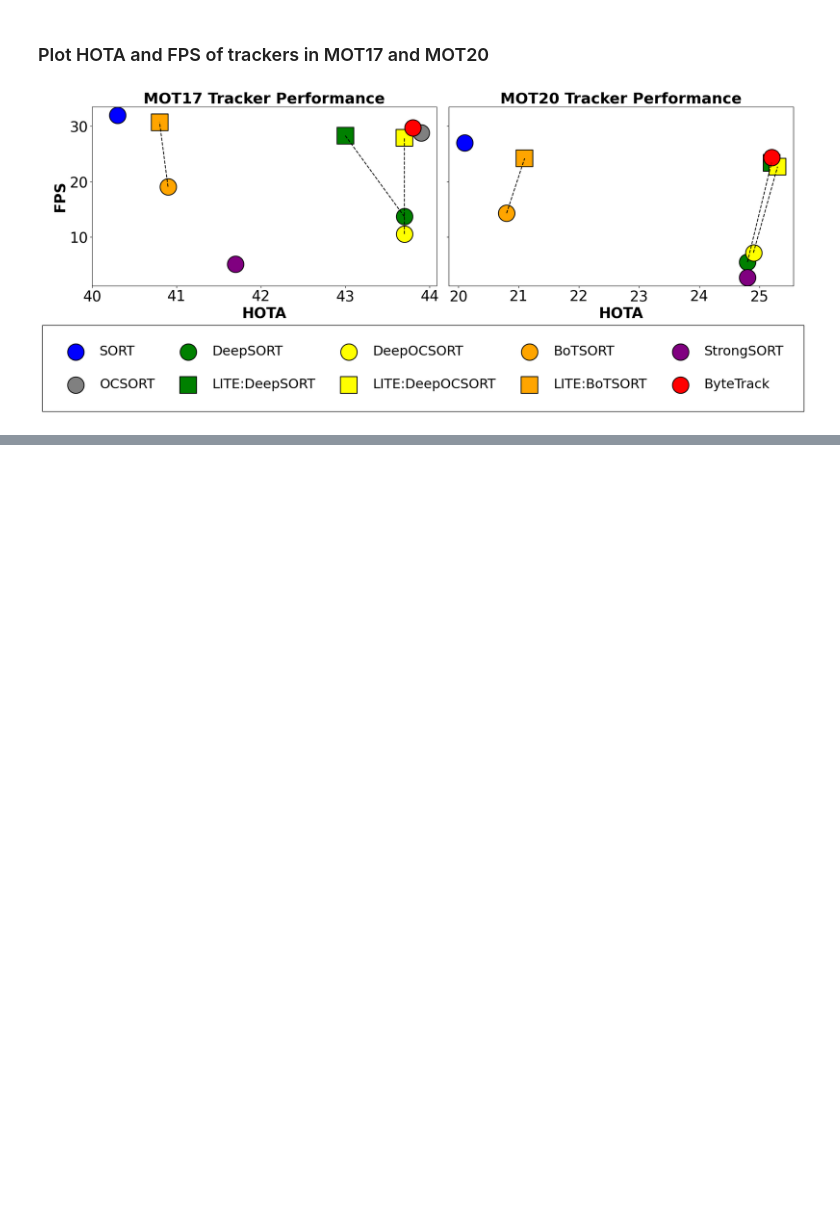
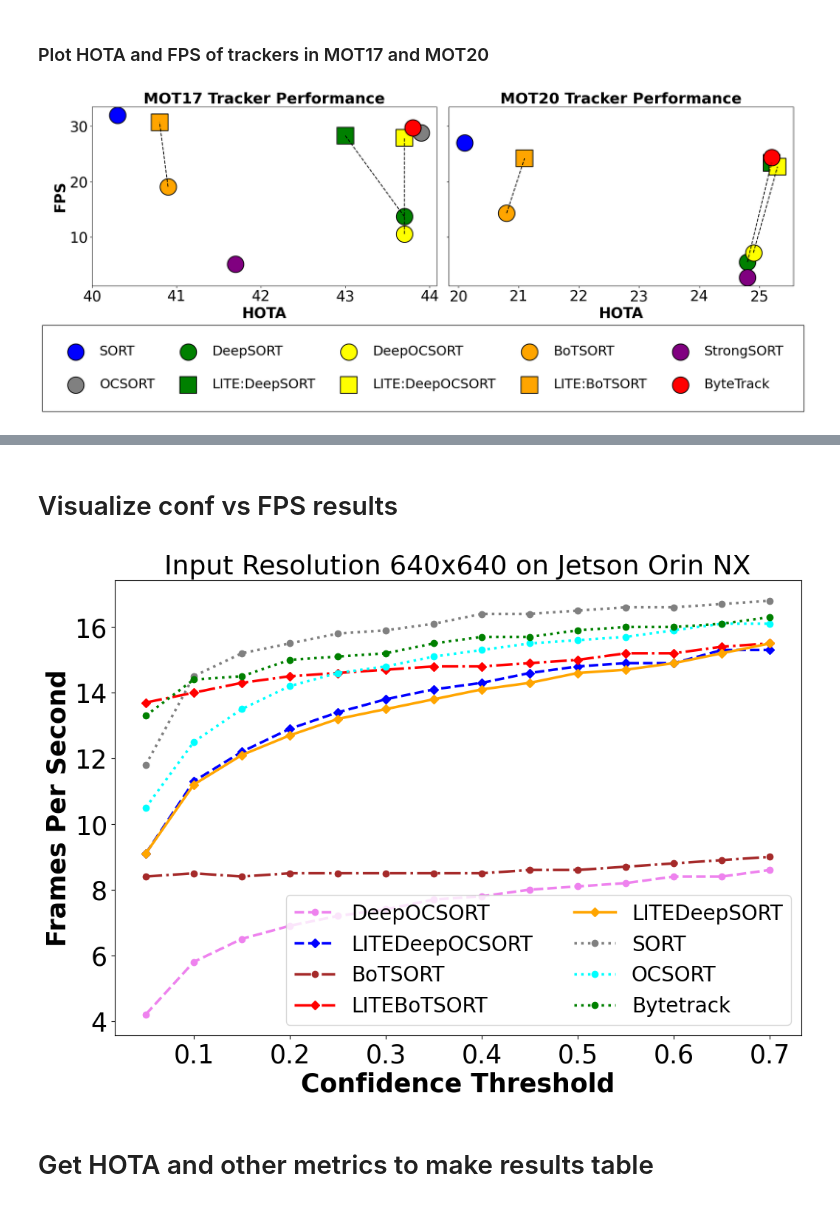
Before and after one commit to Jumabek/LITE, a Jupyter notebook: notebooks/visualize.ipynb, the cells around one changed output, grey strips where cells are left out. Cells and saved outputs as stored; diff of their text form; code cells hidden in the pictures; blank space fills up the shorter version.

```diff
--- a/notebooks/visualize.ipynb
+++ b/notebooks/visualize.ipynb
@@ -213,0 +310,61 @@ plt.show()
+# %% [markdown]
+# Visualize conf vs FPS results
+# %%
+import pandas as pd
+import matplotlib.pyplot as plt
+
+imgsz = 640
+
+# Load the CSV file
+file_path = f"MOT17-FPS_{imgsz}/MOT17-02-FRCNN/fps.csv"
+data = pd.read_csv(file_path)
+
+# Define styles for each tracker
+tracker_styles = {
+    "DeepOCSORT": {"line_style": '--', "color": 'violet'},
+    "LITEDeepOCSORT": {"line_style": '--', "color": 'b'},
+    "BoTSORT": {"line_style": '-.', "color": 'brown'},
+    "LITEBoTSORT": {"line_style": '-.', "color": 'r'},
+    "LITEDeepSORT": {"line_style": '-', "color": 'orange'},
+    "SORT": {"line_style": ':', "color": 'gray'},
+    "OCSORT": {"line_style": ':', "color": 'cyan'},
+    "Bytetrack": {"line_style": ':', "color": 'g'},
+}
+
+# Plotting
+plt.figure(figsize=(12, 8))
+
+# Plot each tracker using the specified line style and color, in the order of tracker_styles
+for tracker, style in tracker_styles.items():
+    tracker_data = data[data['tracker_name'] == tracker]
+    sorted_data = tracker_data.sort_values(by='conf')
+
+    line_style = style["line_style"]
+    color = style["color"]
+    marker = 'D' if 'LITE' in tracker else 'o'
+
+    # Plot confidence vs FPS
+    plt.plot(
+        sorted_data['conf'],
+        sorted_data['FPS'],
+        marker=marker,
+        linestyle=line_style,
+        color=color,
+        label=tracker,
+        linewidth=2.5
+    )
+
+# Add labels, title, and legend in specified order
+plt.xlabel('Confidence Threshold', fontsize=25, weight='bold')
+plt.ylabel('Frames Per Second', fontsize=25, weight='bold')
+plt.title(f'Input Resolution {imgsz}x{imgsz} on Jetson Orin NX', fontsize=26)
+plt.xticks(fontsize=25)
+plt.yticks(fontsize=25)
+plt.legend(fontsize=20, ncol=2)
+# save the plot
+plt.savefig(f'fps_vs_conf_input_{imgsz}_MOT17.png')
+plt.show()
+# %% [output]
+[figure, added]
+# %% [markdown]
+# Get HOTA and other metrics to make results table
```
Also changed, not shown: parts of 4 cells of this notebook, 1 other file.
